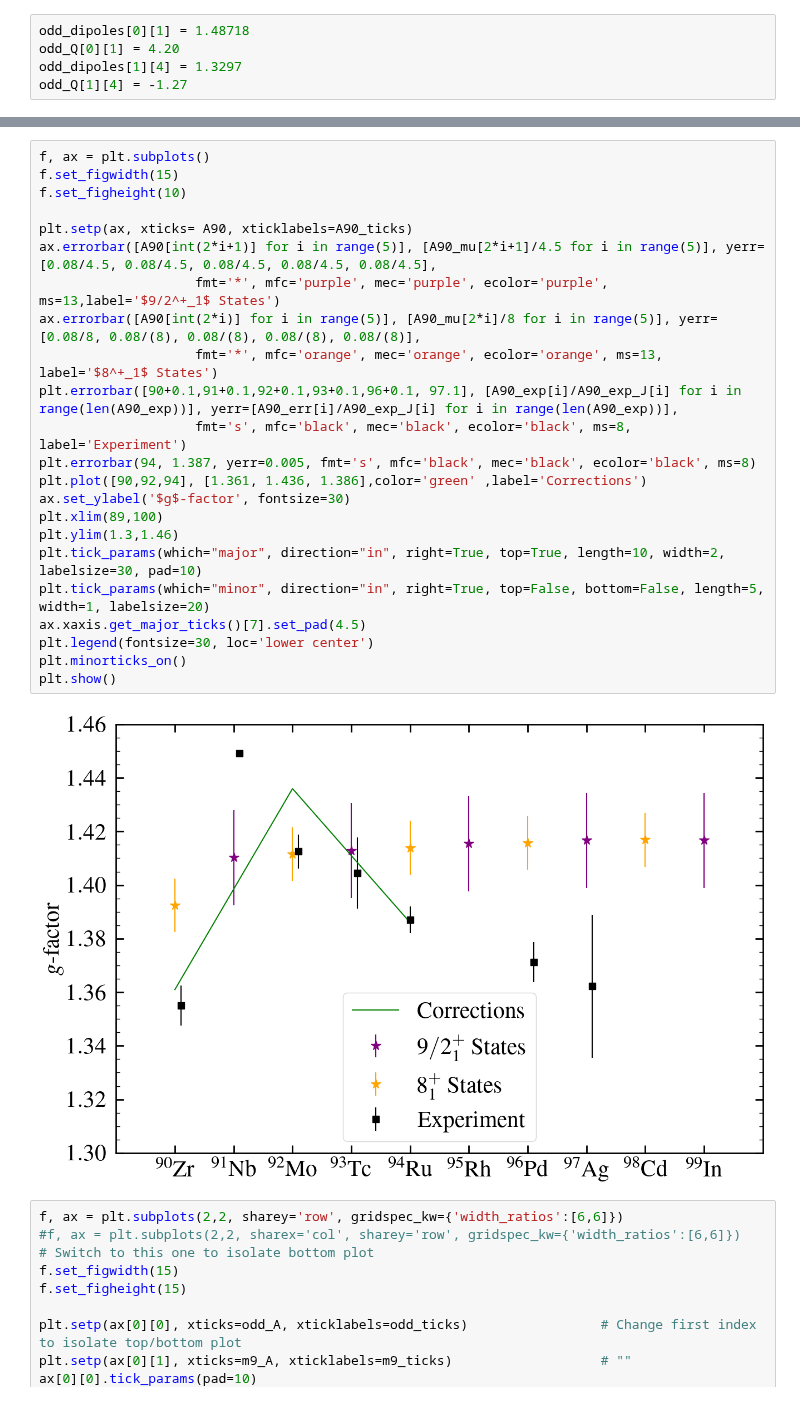
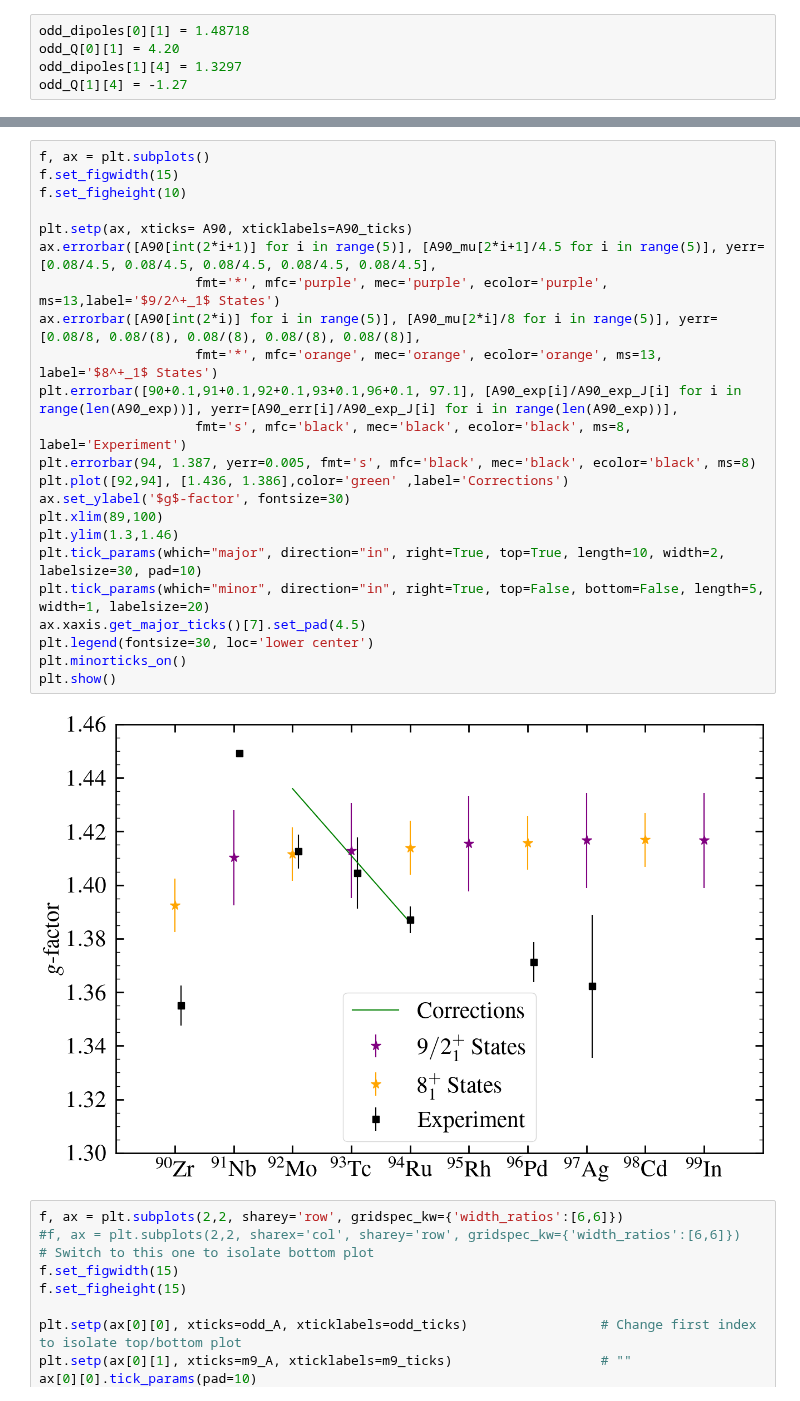
Before and after one commit to JordanPurcell/Research, a Jupyter notebook: plots/EM_properties.ipynb, the cells around one changed output, grey strips where cells are left out. Saved outputs shown, nothing was run; the diff lists cells and outputs as text.

```diff
--- a/plots/EM_properties.ipynb
+++ b/plots/EM_properties.ipynb
@@ -252,28 +252,28 @@ A90_err = [0.06, 0.002, 0.05, 0.06, 0.06, 0.12]
 # %%
 f, ax = plt.subplots()
 f.set_figwidth(15)
 f.set_figheight(10)
 
 plt.setp(ax, xticks= A90, xticklabels=A90_ticks)
 ax.errorbar([A90[int(2*i+1)] for i in range(5)], [A90_mu[2*i+1]/4.5 for i in range(5)], yerr=[0.08/4.5, 0.08/4.5, 0.08/4.5, 0.08/4.5, 0.08/4.5],
                     fmt='*', mfc='purple', mec='purple', ecolor='purple', ms=13,label='$9/2^+_1$ States')
 ax.errorbar([A90[int(2*i)] for i in range(5)], [A90_mu[2*i]/8 for i in range(5)], yerr=[0.08/8, 0.08/(8), 0.08/(8), 0.08/(8), 0.08/(8)],
                     fmt='*', mfc='orange', mec='orange', ecolor='orange', ms=13, label='$8^+_1$ States')
 plt.errorbar([90+0.1,91+0.1,92+0.1,93+0.1,96+0.1, 97.1], [A90_exp[i]/A90_exp_J[i] for i in range(len(A90_exp))], yerr=[A90_err[i]/A90_exp_J[i] for i in range(len(A90_exp))],
                     fmt='s', mfc='black', mec='black', ecolor='black', ms=8, label='Experiment')
 plt.errorbar(94, 1.387, yerr=0.005, fmt='s', mfc='black', mec='black', ecolor='black', ms=8)
-plt.plot([90,92,94], [1.361, 1.436, 1.386],color='green' ,label='Corrections')
+plt.plot([92,94], [1.436, 1.386],color='green' ,label='Corrections')
 ax.set_ylabel('$g$-factor', fontsize=30)
 plt.xlim(89,100)
 plt.ylim(1.3,1.46)
 plt.tick_params(which="major", direction="in", right=True, top=True, length=10, width=2, labelsize=30, pad=10)
 plt.tick_params(which="minor", direction="in", right=True, top=False, bottom=False, length=5, width=1, labelsize=20)
 ax.xaxis.get_major_ticks()[7].set_pad(4.5)
 plt.legend(fontsize=30, loc='lower center')
 plt.minorticks_on()
 plt.show()
 # %% [output]
-[figure, old version]
+[figure, new version]
 # %%
 f, ax = plt.subplots(2,2, sharey='row', gridspec_kw={'width_ratios':[6,6]})
 #f, ax = plt.subplots(2,2, sharex='col', sharey='row', gridspec_kw={'width_ratios':[6,6]})      # Switch to this one to isolate bottom plot
```
Also changed, not shown: parts of 7 cells of this notebook, 7 other files.
